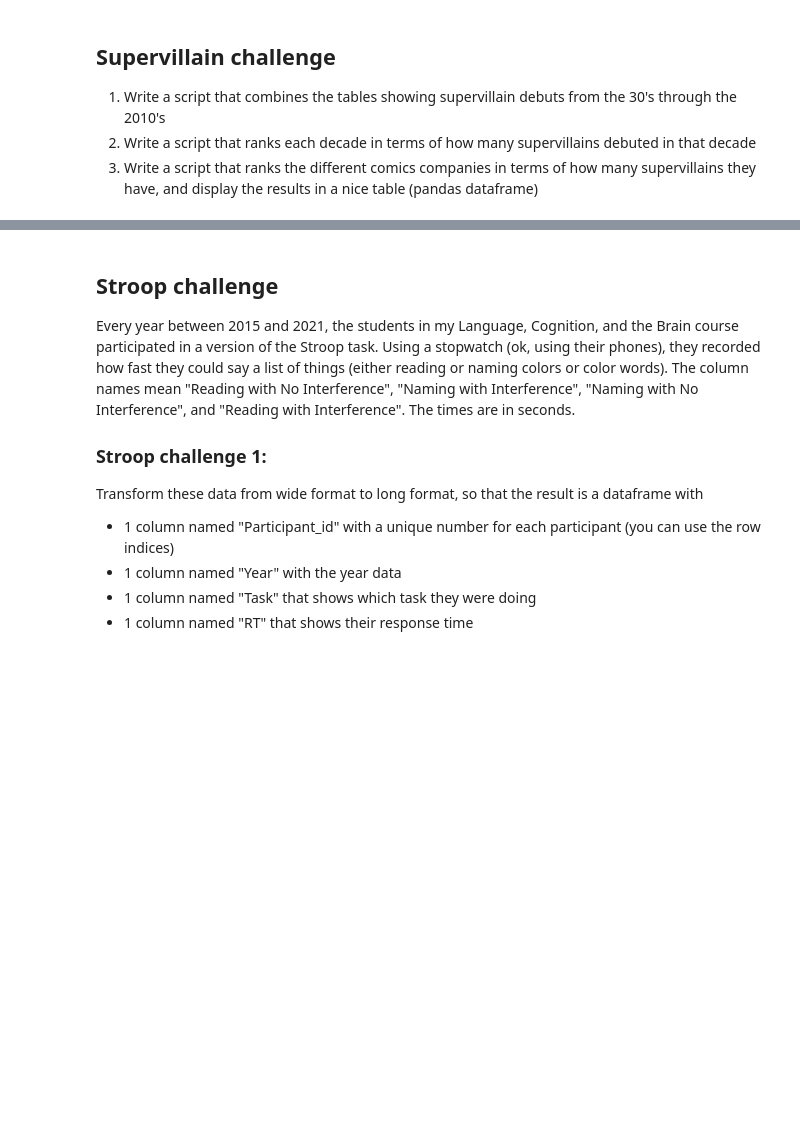
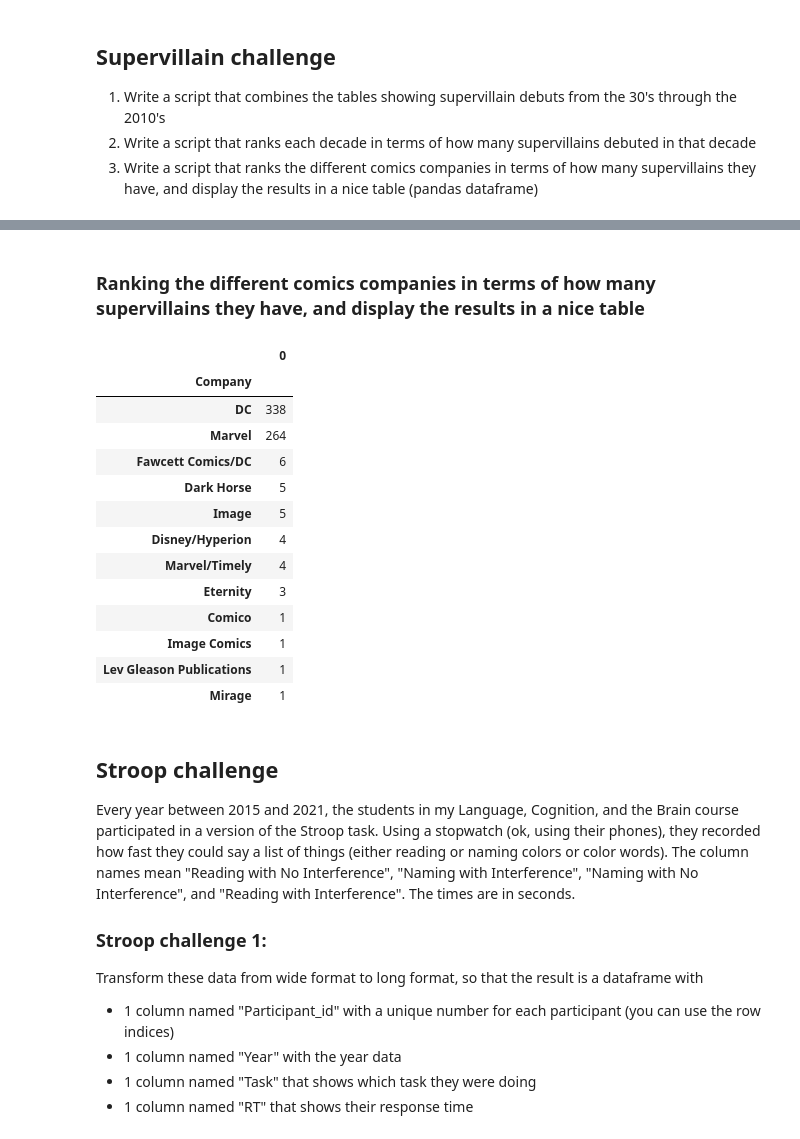
Before and after one commit to sofierosendalj/CulturalDataScience, a Jupyter notebook: fun_with_pandas.ipynb, the cells around one changed output, grey strips where cells are left out. Drawn from its saved outputs; the diff is of its cells as text; code cells hidden in the pictures; blank space fills up the shorter version.

```diff
--- a/fun_with_pandas.ipynb
+++ b/fun_with_pandas.ipynb
@@ -200,0 +232,14 @@ Name: count, dtype: int64
+# %%
+
+# Making sure we're only working with numeric values
+df_supervillain['Year Debuted'] = pd.to_numeric(df_supervillain['Year Debuted'], errors='coerce') #
+
+# Converting years to decades
+df_supervillain['Decade'] = (df_supervillain['Year Debuted'] // 10) * 10
+
+decade_count = df_supervillain.groupby('Decade').size()
+decade_count
+
+# Sorting so it will rank the most count first and then go down
+decade_ranking = decade_count.sort_values(ascending = False)
+decade_ranking
@@ -201,3 +272,30 @@ Name: count, dtype: int64
+# %% [markdown]
+### Ranking the different comics companies in terms of how many supervillains they have, and display the results in a nice table
+# %%
+# Taking the companies and counting how many times they appear, in order to count how many supervillains they have
+companies_count = df_supervillain.groupby('Company').size()
+
+# Ranking from most to least supervillains
+companies_ranking = companies_count.sort_values(ascending = False)
+
+# Converting to a dataframe to give it a better visual look
+companies_ranking = pd.DataFrame(companies_ranking)
+companies_ranking
+# %% [output]
+|  | 0 |
+| Company |  |
+| DC | 338 |
+| Marvel | 264 |
+| Fawcett Comics/DC | 6 |
+| Dark Horse | 5 |
+| Image | 5 |
+| Disney/Hyperion | 4 |
+| Marvel/Timely | 4 |
+| Eternity | 3 |
+| Comico | 1 |
+| Image Comics | 1 |
+| Lev Gleason Publications | 1 |
+| Mirage | 1 |
 # %% [markdown]
 ## Stroop challenge
 
```
Also changed, not shown: parts of 9 cells of this notebook.
